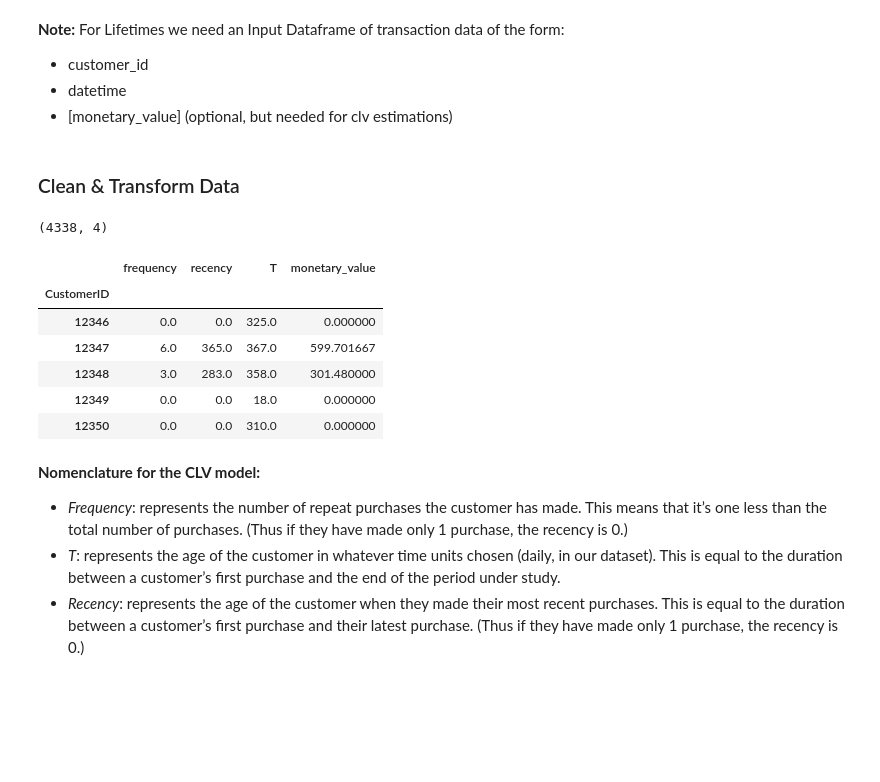
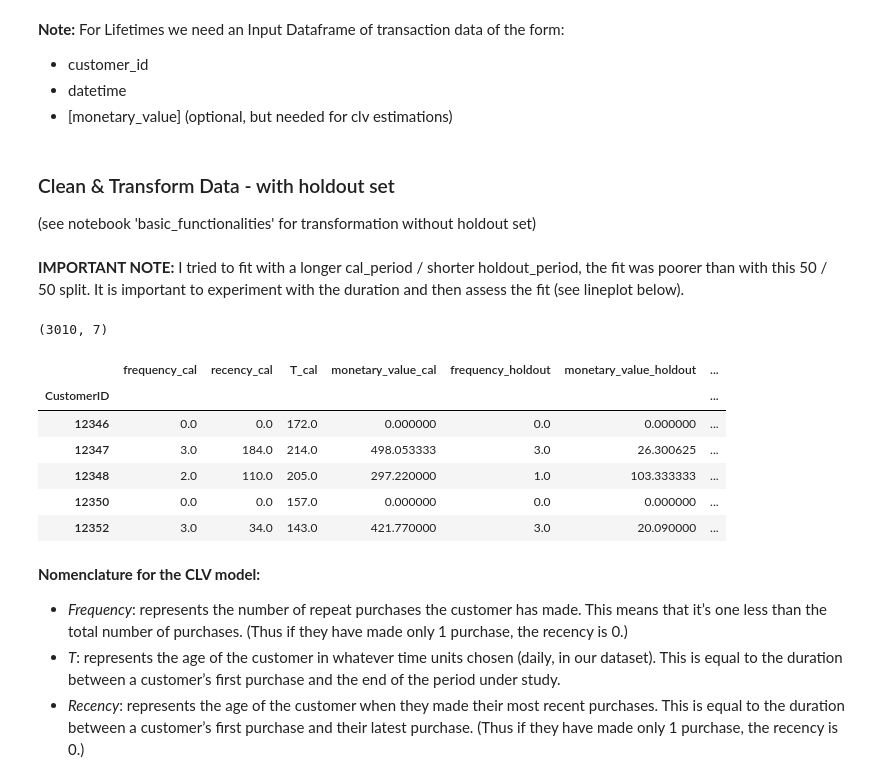
Before and after one commit to rbuerki/projects-ml, a Jupyter notebook: customer_lifetime_value_modelling/2-CLV_calculation.ipynb, the cells around one changed output. Drawn from its saved outputs; the diff is of its cells as text; code cells hidden in the pictures; blank space fills up the shorter version.

```diff
--- a/customer_lifetime_value_modelling/2-CLV_calculation.ipynb
+++ b/customer_lifetime_value_modelling/2-CLV_calculation.ipynb
@@ -18,7 +18,7 @@ The pre-cleaned data is transformed and CLV for the different customers is calcu
 # %% [markdown]
 ### Import libraries, load data
 # %%
-# import libraries
+# Import libraries
 import numpy as np
 import pandas as pd
 import datetime as dt
@@ -28,22 +28,22 @@ from lifetimes.utils import *
 from lifetimes.estimation import *
 from lifetimes import BetaGeoFitter
 
-# visualization
+# Visualization
 import matplotlib.pyplot as plt
 import seaborn as sns
 sns.set(), sns.set_style('whitegrid')
 %matplotlib inline
 
-# special settings for lifetime plots
+# Special settings for lifetime plots
 sns.set_palette("viridis")
 sns.set(rc={'image.cmap': 'viridis'})
 
 import cleaning_functions as clean
 import EDA_functions as EDA
 
-# display of all columns in df
+# Display Settings
 from IPython.display import display
-pd.options.display.max_columns = None
+pd.options.display.max_columns = 100
 # %%
 # Load data
 clv_data = pd.read_csv('data/interim/clv_data.csv', parse_dates=['InvoiceDate'],
@@ -69,8 +69,10 @@ memory usage: 15.6+ MB
 - customer_id
 - datetime
 - [monetary_value] (optional, but needed for clv estimations)
-# %% [markdown]
-### Clean & Transform Data
+# %% [markdown]
+### Clean & Transform Data - with holdout set
+
+(see notebook 'basic_functionalities' for transformation without holdout set)
 # %%
 """Transform data to 'Lifetimes' format"""
 
@@ -78,23 +80,26 @@ clv_data.drop(['Quantity', 'UnitPrice', 'Country'], inplace=True, axis=1)
 clv_data['InvoiceDate'] = clv_data['InvoiceDate'].dt.date
 
 # Use transformation function from liftimes package
-clv = summary_data_from_transaction_data(clv_data,
-                                         customer_id_col='CustomerID',
-                                         datetime_col='InvoiceDate',
-                                         monetary_value_col='Sales')
+clv_cal_holdout = calibration_and_holdout_data(clv_data, 'CustomerID', 'InvoiceDate',
+                                                   monetary_value_col='Sales',
+                                                   calibration_period_end='2011-07-09',  # 7 months
+                                                   observation_period_end='2011-12-09',  # 5 months
+                                                   )
+# %% [markdown]
+**IMPORTANT NOTE:** I tried to fit with a longer cal_period / shorter holdout_period, the fit was poorer than with this 50 / 50 split. It is important to experiment with the duration and then assess the fit (see lineplot below).
 # %%
 # Check results
-print(clv.shape)
-clv.head()
+print(clv_cal_holdout.shape)
+clv_cal_holdout.head()
 # %% [output]
-(4338, 4)
+(3010, 7)
-|  | frequency | recency | T | monetary_value |
-| CustomerID |  |  |  |  |
-| 12346 | 0.0 | 0.0 | 325.0 | 0.000000 |
-| 12347 | 6.0 | 365.0 | 367.0 | 599.701667 |
-| 12348 | 3.0 | 283.0 | 358.0 | 301.480000 |
-| 12349 | 0.0 | 0.0 | 18.0 | 0.000000 |
-| 12350 | 0.0 | 0.0 | 310.0 | 0.000000 |
+|  | frequency_cal | recency_cal | T_cal | monetary_value_cal | frequency_holdout | monetary_value_holdout | ... |
+| CustomerID |  |  |  |  |  |  | ... |
+| 12346 | 0.0 | 0.0 | 172.0 | 0.000000 | 0.0 | 0.000000 | ... |
+| 12347 | 3.0 | 184.0 | 214.0 | 498.053333 | 3.0 | 26.300625 | ... |
+| 12348 | 2.0 | 110.0 | 205.0 | 297.220000 | 1.0 | 103.333333 | ... |
+| 12350 | 0.0 | 0.0 | 157.0 | 0.000000 | 0.0 | 0.000000 | ... |
+| 12352 | 3.0 | 34.0 | 143.0 | 421.770000 | 3.0 | 20.090000 | ... |
 # %% [markdown]
 **Nomenclature for the CLV model:**
 
```
Also changed, not shown: parts of 52 cells of this notebook.
